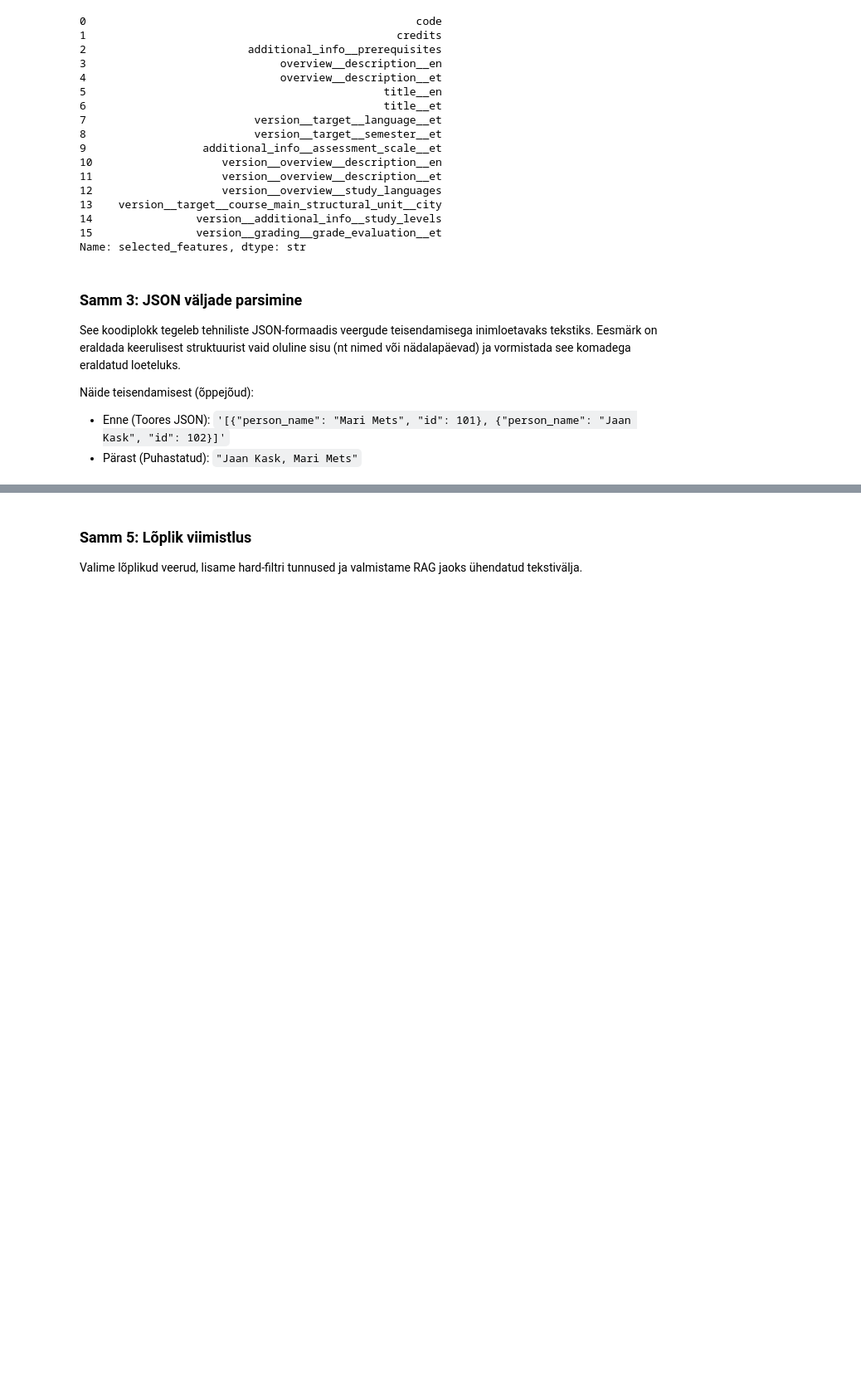
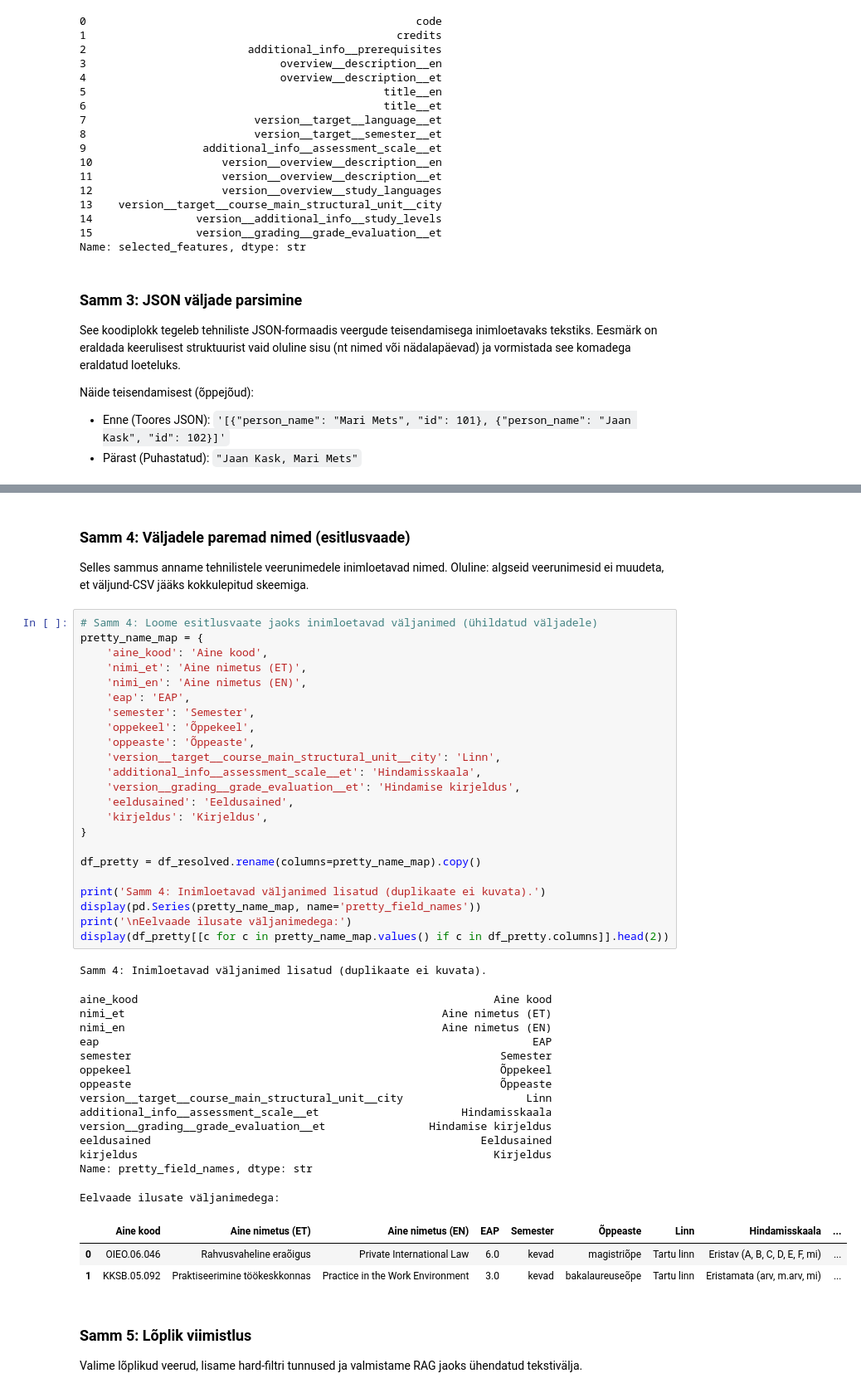
Before and after one commit to t6niskoppel/tehisintellekti-rakendamise-projekt, a Jupyter notebook: andmete_ettevalmistus/andmete_puhastamine.ipynb, the cells around one changed output, grey strips where cells are left out. Shown at 83% size. Cells and saved outputs as stored; diff of their text form; blank space fills up the shorter version.

```diff
--- a/andmete_ettevalmistus/andmete_puhastamine.ipynb
+++ b/andmete_ettevalmistus/andmete_puhastamine.ipynb
@@ -172,3 +338,50 @@ Veergude arv on jätkuvalt: 16
+# %% [markdown]
+### Samm 4: Väljadele paremad nimed (esitlusvaade)
+
+Selles sammus anname tehnilistele veerunimedele inimloetavad nimed.
+Oluline: algseid veerunimesid ei muudeta, et väljund-CSV jääks kokkulepitud skeemiga.
+# %%
+# Samm 4: Loome esitlusvaate jaoks inimloetavad väljanimed (ühildatud väljadele)
+pretty_name_map = {
+    'aine_kood': 'Aine kood',
+    'nimi_et': 'Aine nimetus (ET)',
+    'nimi_en': 'Aine nimetus (EN)',
+    'eap': 'EAP',
+    'semester': 'Semester',
+    'oppekeel': 'Õppekeel',
+    'oppeaste': 'Õppeaste',
+    'version__target__course_main_structural_unit__city': 'Linn',
+    'additional_info__assessment_scale__et': 'Hindamisskaala',
+    'version__grading__grade_evaluation__et': 'Hindamise kirjeldus',
+    'eeldusained': 'Eeldusained',
+    'kirjeldus': 'Kirjeldus',
+}
+
+df_pretty = df_resolved.rename(columns=pretty_name_map).copy()
+
+print('Samm 4: Inimloetavad väljanimed lisatud (duplikaate ei kuvata).')
+display(pd.Series(pretty_name_map, name='pretty_field_names'))
+print('\nEelvaade ilusate väljanimedega:')
+display(df_pretty[[c for c in pretty_name_map.values() if c in df_pretty.columns]].head(2))
+# %% [output]
+Samm 4: Inimloetavad väljanimed lisatud (duplikaate ei kuvata).
+aine_kood                                                       Aine kood
+nimi_et                                                 Aine nimetus (ET)
+nimi_en                                                 Aine nimetus (EN)
+eap                                                                   EAP
+semester                                                         Semester
+oppekeel                                                         Õppekeel
+oppeaste                                                         Õppeaste
+version__target__course_main_structural_unit__city                   Linn
+additional_info__assessment_scale__et                      Hindamisskaala
+version__grading__grade_evaluation__et                Hindamise kirjeldus
+eeldusained                                                   Eeldusained
+kirjeldus                                                       Kirjeldus
+Name: pretty_field_names, dtype: str
+Eelvaade ilusate väljanimedega:
+|  | Aine kood | Aine nimetus (ET) | Aine nimetus (EN) | EAP | Semester | Õppeaste | Linn | Hindamisskaala | ... |
+| 0 | OIEO.06.046 | Rahvusvaheline eraõigus | Private International Law | 6.0 | kevad | magistriõpe | Tartu linn | Eristav (A, B, C, D, E, F, mi) | ... |
+| 1 | KKSB.05.092 | Praktiseerimine töökeskkonnas | Practice in the Work Environment | 3.0 | kevad | bakalaureuseõpe | Tartu linn | Eristamata (arv, m.arv, mi) | ... |
 # %% [markdown]
 ### Samm 5: Lõplik viimistlus
 
```
Also changed, not shown: parts of 8 cells of this notebook, 1 other file.
